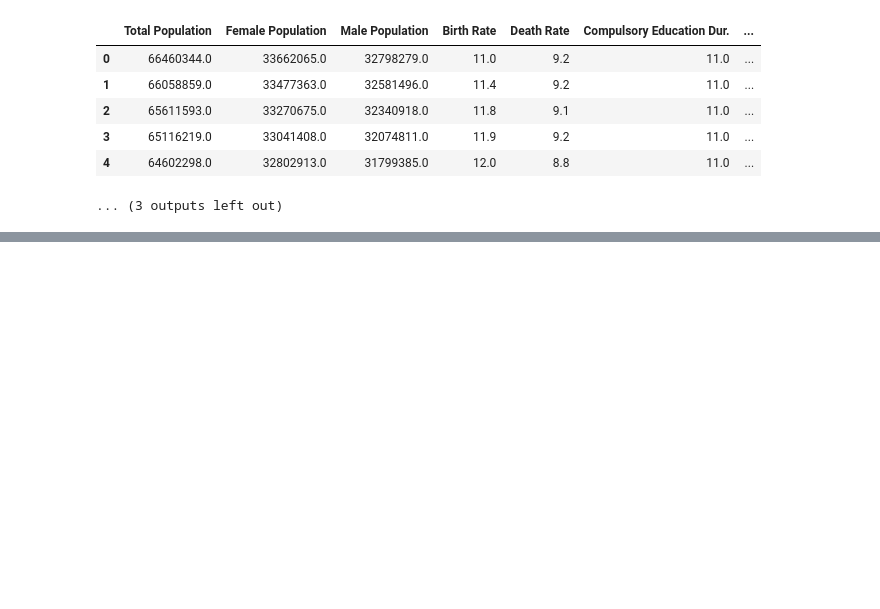
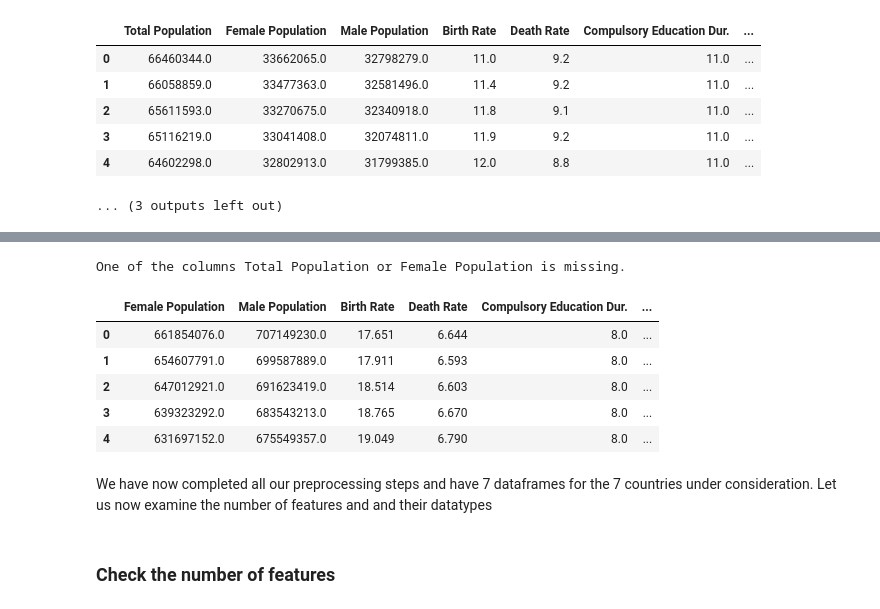
Before and after one commit to YogeshThakare007/World-Bank-Data-EDA, a Jupyter notebook: World Bank EDA.ipynb, the cells around one changed output, grey strips where cells are left out. Drawn from its saved outputs; the diff is of its cells as text; code cells hidden in the pictures; blank space fills up the shorter version.

```diff
--- a/World Bank EDA.ipynb
+++ b/World Bank EDA.ipynb
@@ -204,0 +274,4 @@ print("Data Loading Completed")
+# %%
+# call the function on each DF for each country.
+# The function remove_missing_features will be applied on each dataframe in list_df through the map function in python.
+list_df=list(map(remove_missing_features, list_df))
@@ -204,0 +332,5 @@ print("Data Loading Completed")
+# %%
+# call the function on each DF for each country.
+# The function fill_missing_features will be applied on each dataframe in list_df through the map function in python.
+
+list_df=list(map(fill_missing_values, list_df))
@@ -204,0 +357,18 @@ print("Data Loading Completed")
+# %%
+# Function to change year type
+def change_year_type(df):
+
+    print("Changing type of Year for: " + df.loc[0]['Country'])
+    # validation to check if year column exists in the dataframe
+    if 'Year' in df.columns:
+        # convert year to a string
+        df['Year'] = df.Year.astype(str)
+
+    print("Completed changing type")
+    # return the updated df
+    return df
+# %%
+# call the function on each DF for each country.
+# The function fill_missing_features will be applied on each dataframe in list_df through the map function in python.
+
+list_df=list(map(change_year_type, list_df))
@@ -204,0 +393,26 @@ print("Data Loading Completed")
+# %%
+# pick the dataframe for the country India from the list of dataframes
+dfIndia = list_df[1]
+
+# Male Population in any given year=Total Population - Female Population
+# validation so that the operation does not fail
+if 'Total Population' in dfIndia.columns and 'Female Population' in dfIndia.columns:
+    # calculate
+    dfIndia["Male Population"] = dfIndia["Total Population"] - dfIndia["Female Population"]
+else:
+    # print error message
+    print("One of the columns Total Population or Female Population is missing.")
+
+list_df[1].head()
+# %% [output]
+One of the columns Total Population or Female Population is missing.
+|  | Female Population | Male Population | Birth Rate | Death Rate | Compulsory Education Dur. | ... |
+| 0 | 661854076.0 | 707149230.0 | 17.651 | 6.644 | 8.0 | ... |
+| 1 | 654607791.0 | 699587889.0 | 17.911 | 6.593 | 8.0 | ... |
+| 2 | 647012921.0 | 691623419.0 | 18.514 | 6.603 | 8.0 | ... |
+| 3 | 639323292.0 | 683543213.0 | 18.765 | 6.670 | 8.0 | ... |
+| 4 | 631697152.0 | 675549357.0 | 19.049 | 6.790 | 8.0 | ... |
+# %% [markdown]
+We have now completed all our preprocessing steps and have 7 dataframes for the 7 countries under consideration. Let us now examine the number of features and and their datatypes
+# %% [markdown]
+### Check the number of features
```
Also changed, not shown: parts of 19 cells of this notebook.
